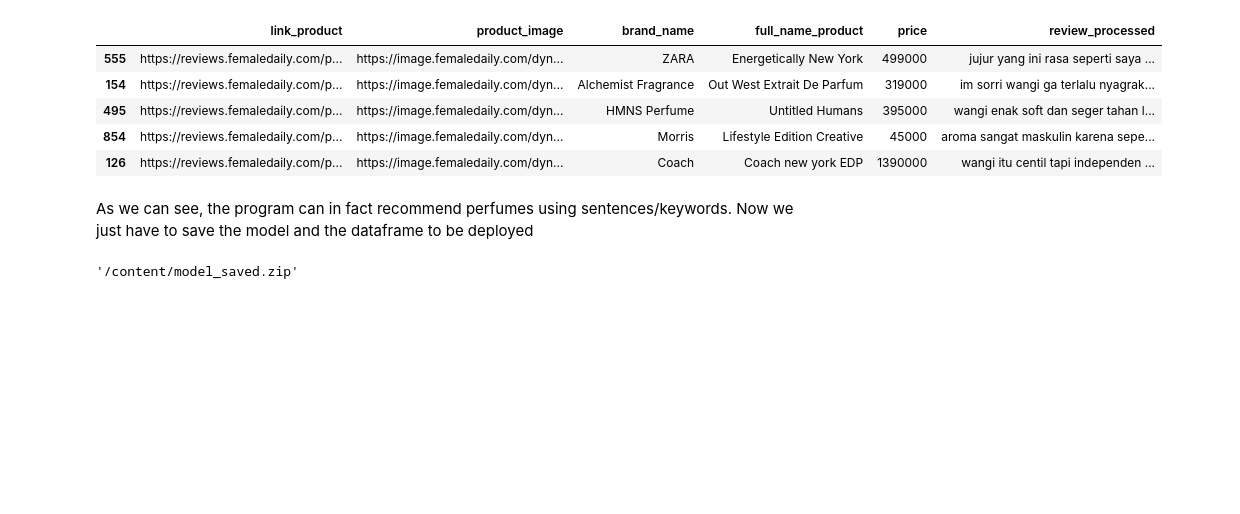
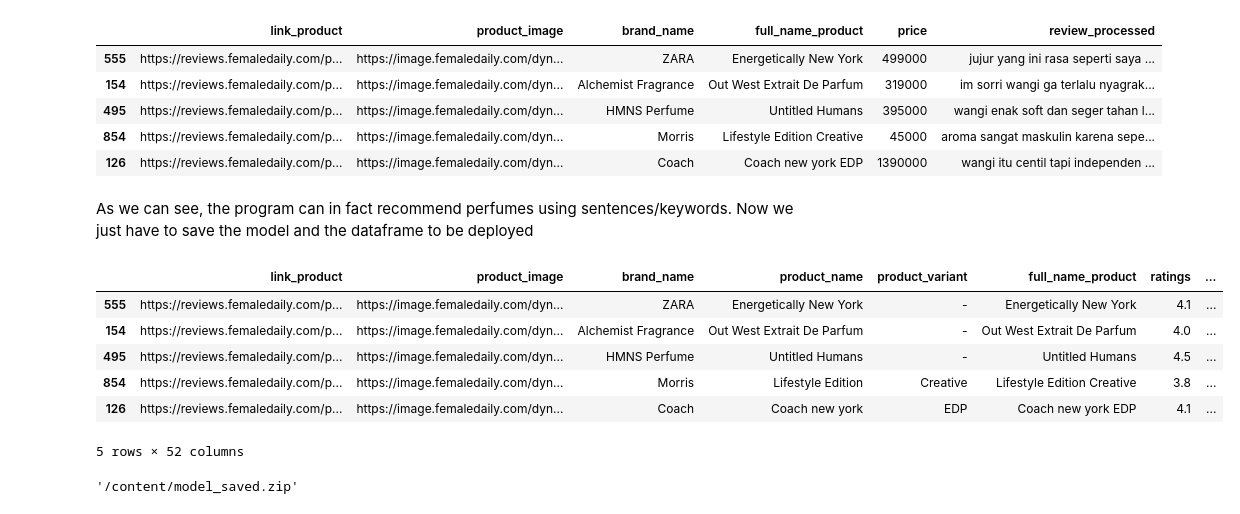
Before and after one commit to FTDS-assignment-bay/p2-final-project-ftds-043-rmt-group-002, a Jupyter notebook: Final_Project_modeling.ipynb, the cells around one changed output. Drawn from its saved outputs; the diff is of its cells as text; code cells hidden in the pictures; blank space fills up the shorter version.

```diff
--- a/Final_Project_modeling.ipynb
+++ b/Final_Project_modeling.ipynb
@@ -548,3 +568,5 @@ model = SentenceTransformer('paraphrase-multilingual-MiniLM-L12-v2')
+# %%
+df = pd.read_csv('concated.csv')
 # %%
 embedding = model.encode(df['review_processed'],convert_to_tensor=True)
 # %%
@@ -572,6 +594,16 @@ recommendations[['link_product','product_image','brand_name','full_name_product'
 | 126 | https://reviews.femaledaily.com/p... | https://image.femaledaily.com/dyn... | Coach | Coach new york EDP | 1390000 | wangi itu centil tapi independen ... |
 # %% [markdown]
 As we can see, the program can in fact recommend perfumes using sentences/keywords. Now we just have to save the model and the dataframe to be deployed
+# %%
+recommendations
+# %% [output]
+|  | link_product | product_image | brand_name | product_name | product_variant | full_name_product | ratings | ... |
+| 555 | https://reviews.femaledaily.com/p... | https://image.femaledaily.com/dyn... | ZARA | Energetically New York | - | Energetically New York | 4.1 | ... |
+| 154 | https://reviews.femaledaily.com/p... | https://image.femaledaily.com/dyn... | Alchemist Fragrance | Out West Extrait De Parfum | - | Out West Extrait De Parfum | 4.0 | ... |
+| 495 | https://reviews.femaledaily.com/p... | https://image.femaledaily.com/dyn... | HMNS Perfume | Untitled Humans | - | Untitled Humans | 4.5 | ... |
+| 854 | https://reviews.femaledaily.com/p... | https://image.femaledaily.com/dyn... | Morris | Lifestyle Edition | Creative | Lifestyle Edition Creative | 3.8 | ... |
+| 126 | https://reviews.femaledaily.com/p... | https://image.femaledaily.com/dyn... | Coach | Coach new york | EDP | Coach new york EDP | 4.1 | ... |
+5 rows × 52 columns
 # %%
 #save model
 np.save("embedding.npy",embedding.cpu().numpy())
```
Also changed, not shown: parts of 14 cells of this notebook.
